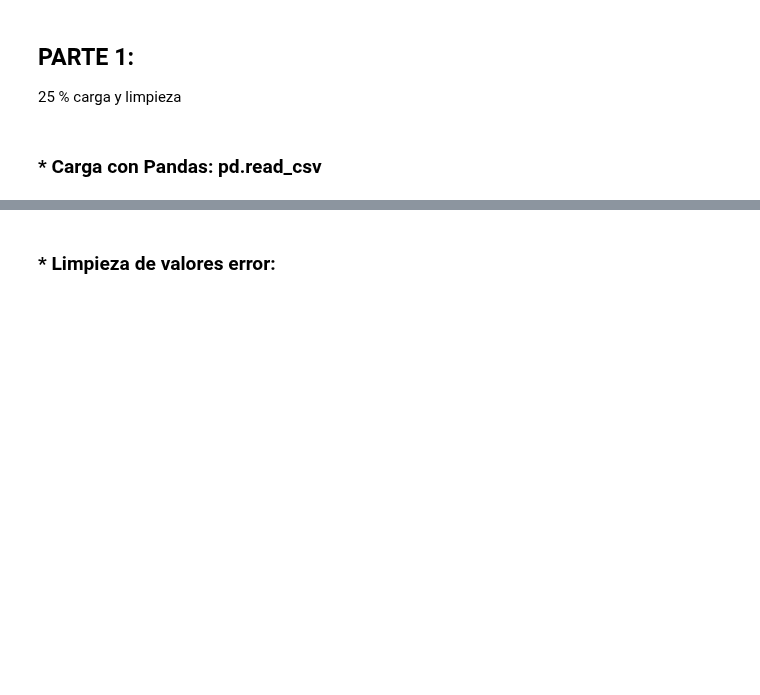
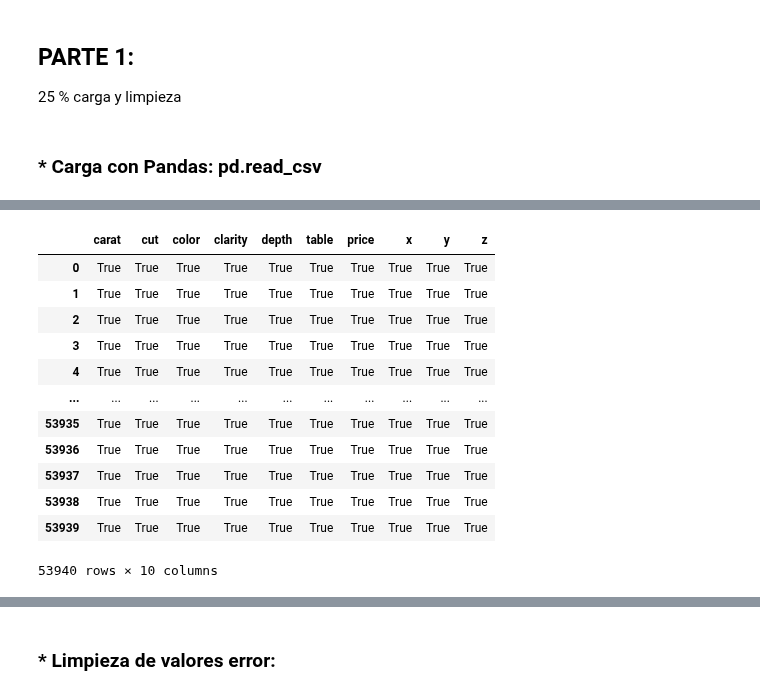
Before and after one commit to CaroliCosas/Bootcamp_Data_Science, a Jupyter notebook: mod3-estudio-data-science/Ejercicio_final_mod3/m3_Carolina_Dominguez.ipynb, the cells around one changed output, grey strips where cells are left out. Saved outputs shown, nothing was run; the diff lists cells and outputs as text; code cells hidden in the pictures; blank space fills up the shorter version.

```diff
--- a/mod3-estudio-data-science/Ejercicio_final_mod3/m3_Carolina_Dominguez.ipynb
+++ b/mod3-estudio-data-science/Ejercicio_final_mod3/m3_Carolina_Dominguez.ipynb
@@ -74,0 +204,16 @@ IMPORTANTE: cargar el dataset desde CSV desde la carpeta Data porque tendrá nul
+# %%
+df.notnull()
+# %% [output]
+|  | carat | cut | color | clarity | depth | table | price | x | y | z |
+| 0 | True | True | True | True | True | True | True | True | True | True |
+| 1 | True | True | True | True | True | True | True | True | True | True |
+| 2 | True | True | True | True | True | True | True | True | True | True |
+| 3 | True | True | True | True | True | True | True | True | True | True |
+| 4 | True | True | True | True | True | True | True | True | True | True |
+| ... | ... | ... | ... | ... | ... | ... | ... | ... | ... | ... |
+| 53935 | True | True | True | True | True | True | True | True | True | True |
+| 53936 | True | True | True | True | True | True | True | True | True | True |
+| 53937 | True | True | True | True | True | True | True | True | True | True |
+| 53938 | True | True | True | True | True | True | True | True | True | True |
+| 53939 | True | True | True | True | True | True | True | True | True | True |
+53940 rows × 10 columns
```
Also changed, not shown: parts of 18 cells of this notebook.
